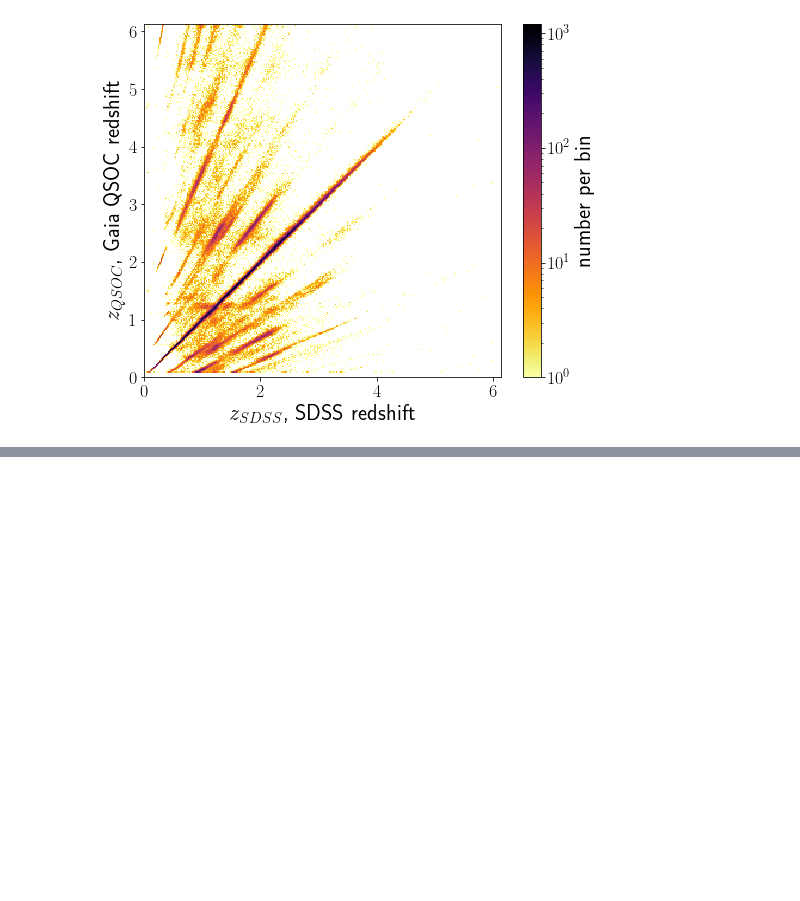
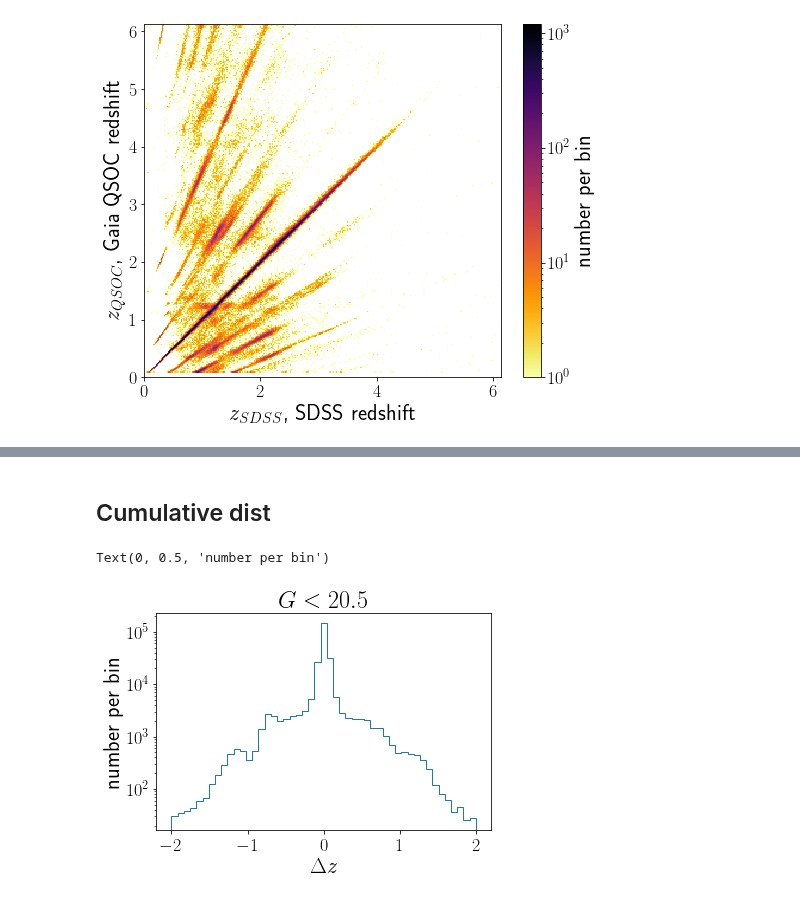
Before and after one commit to kstoreyf/gaia-quasars-lss, a Jupyter notebook: notebooks/2022-07-12_specphotoz_knn.ipynb, the cells around one changed output, grey strips where cells are left out. Drawn from its saved outputs; the diff is of its cells as text; code cells hidden in the pictures; blank space fills up the shorter version.

```diff
--- a/notebooks/2022-07-12_specphotoz_knn.ipynb
+++ b/notebooks/2022-07-12_specphotoz_knn.ipynb
@@ -138,0 +154,14 @@ Fraction recovered with $\delta z$<0.2: 0.856
+# %% [markdown]
+## Cumulative dist
+# %%
+delta_z = tab_gaia['redshift_sdss'][idx_withsdss] - tab_gaia['redshift_spz'][idx_withsdss]
+delta_z_G = tab_gaia['redshift_sdss'][idx_withsdss][idx_G] - tab_gaia['redshift_spz'][idx_withsdss][idx_G]
+# %%
+plt.title(rf'$G<{G_max_spz}$', fontsize=24)
+plt.hist(delta_z, bins=np.linspace(-2,2,50), histtype='step')
+plt.yscale('log')
+plt.xlabel(r'$\Delta z$')
+plt.ylabel('number per bin')
+# %% [output]
+Text(0, 0.5, 'number per bin')
+[figure, added]
```
Also changed, not shown: parts of 12 cells of this notebook, 3 other files.
